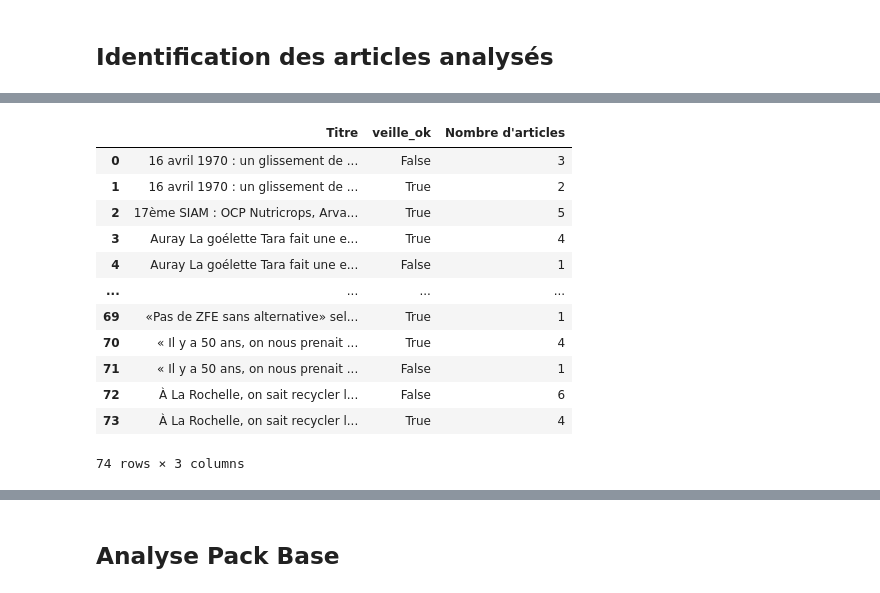
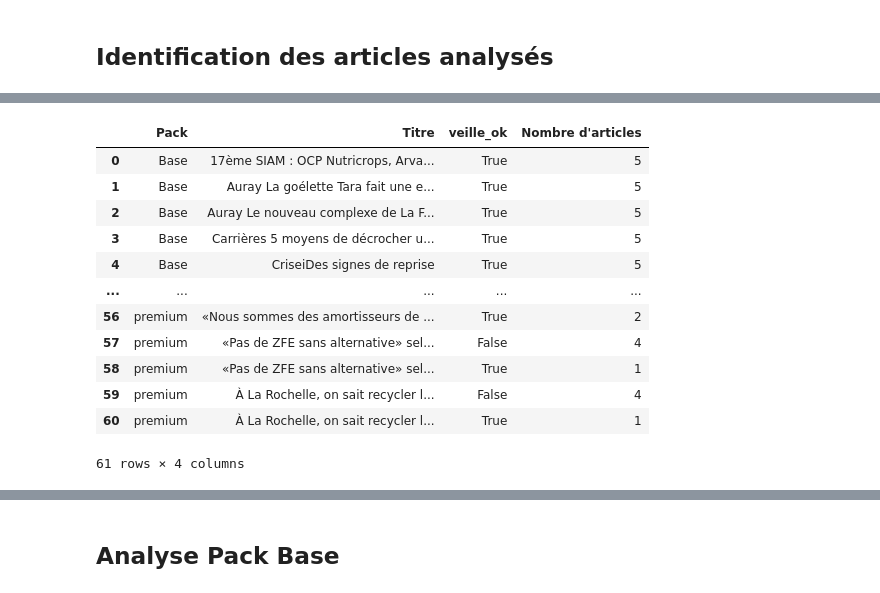
Before and after one commit to athebault/OME_methodo_presse, a Jupyter notebook: veille_ete2025/analyse_veille/analyse_tableaux_veille.ipynb, the cells around one changed output, grey strips where cells are left out. Drawn from its saved outputs; the diff is of its cells as text; code cells hidden in the pictures.

```diff
--- a/veille_ete2025/analyse_veille/analyse_tableaux_veille.ipynb
+++ b/veille_ete2025/analyse_veille/analyse_tableaux_veille.ipynb
@@ -130,20 +136,20 @@ df.tail(6)
 # %%
 # Analyse des résultats
-df.groupby("Titre")["veille_ok"].value_counts().reset_index(name='Nombre d\'articles')
+df.groupby(["Pack", "Titre"])["veille_ok"].value_counts().reset_index(name='Nombre d\'articles')
 # %% [output]
-|  | Titre | veille_ok | Nombre d'articles |
-| 0 | 16 avril 1970 : un glissement de ... | False | 3 |
-| 1 | 16 avril 1970 : un glissement de ... | True | 2 |
-| 2 | 17ème SIAM : OCP Nutricrops, Arva... | True | 5 |
-| 3 | Auray La goélette Tara fait une e... | True | 4 |
-| 4 | Auray La goélette Tara fait une e... | False | 1 |
-| ... | ... | ... | ... |
-| 69 | «Pas de ZFE sans alternative» sel... | True | 1 |
-| 70 | « Il y a 50 ans, on nous prenait ... | True | 4 |
-| 71 | « Il y a 50 ans, on nous prenait ... | False | 1 |
-| 72 | À La Rochelle, on sait recycler l... | False | 6 |
-| 73 | À La Rochelle, on sait recycler l... | True | 4 |
+|  | Pack | Titre | veille_ok | Nombre d'articles |
+| 0 | Base | 17ème SIAM : OCP Nutricrops, Arva... | True | 5 |
+| 1 | Base | Auray La goélette Tara fait une e... | True | 5 |
+| 2 | Base | Auray Le nouveau complexe de La F... | True | 5 |
+| 3 | Base | Carrières 5 moyens de décrocher u... | True | 5 |
+| 4 | Base | CriseiDes signes de reprise | True | 5 |
+| ... | ... | ... | ... | ... |
+| 56 | premium | «Nous sommes des amortisseurs de ... | True | 2 |
+| 57 | premium | «Pas de ZFE sans alternative» sel... | False | 4 |
+| 58 | premium | «Pas de ZFE sans alternative» sel... | True | 1 |
+| 59 | premium | À La Rochelle, on sait recycler l... | False | 4 |
+| 60 | premium | À La Rochelle, on sait recycler l... | True | 1 |
-74 rows × 3 columns
+61 rows × 4 columns
 # %%
 # Visualisation
 plt.figure(figsize=(5, 15))
```
Also changed, not shown: parts of 43 cells of this notebook.
